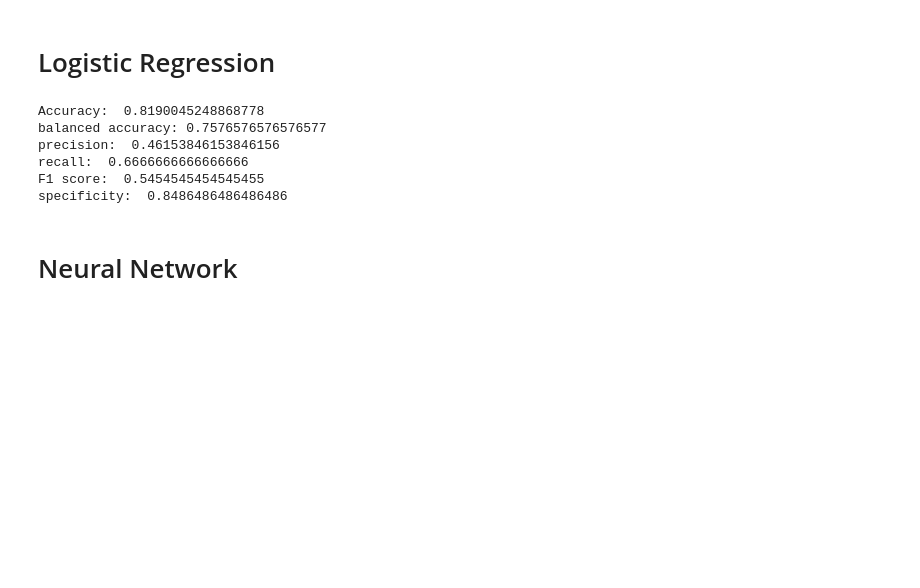
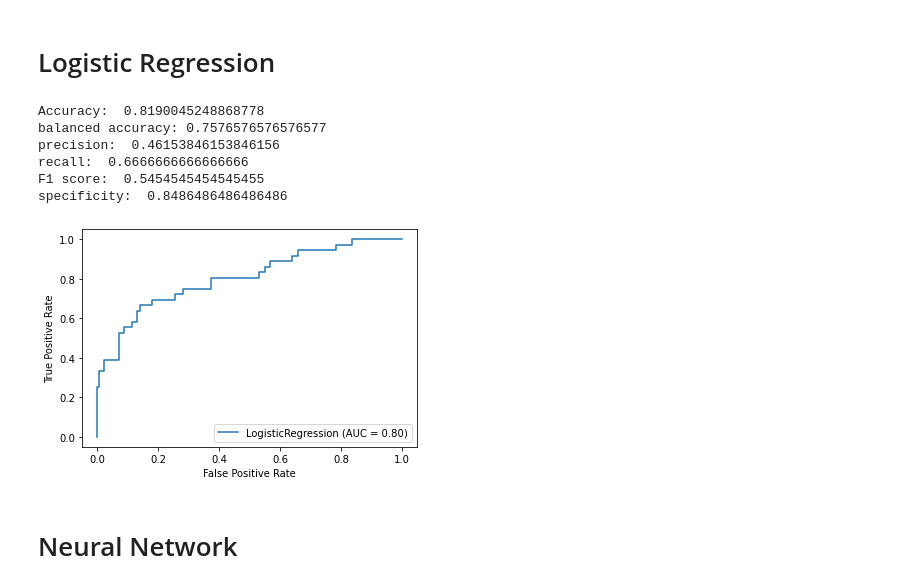
Before and after one commit to funkjo/ml-csc360-final, a Jupyter notebook: final_project/modeling.ipynb, the cells around one changed output. Cells and saved outputs as stored; diff of their text form; code cells hidden in the pictures; blank space fills up the shorter version.

```diff
--- a/final_project/modeling.ipynb
+++ b/final_project/modeling.ipynb
@@ -272,6 +287,11 @@ precision:  0.46153846153846156
 recall:  0.6666666666666666
 F1 score:  0.5454545454545455
 specificity:  0.8486486486486486
+# %%
+metrics.plot_roc_curve(lr_model, X_test, y_test)
+plt.show()
+# %% [output]
+[figure, added]
 # %% [markdown]
 # Neural Network
 # %%
```
Also changed, not shown: parts of 8 cells of this notebook.
